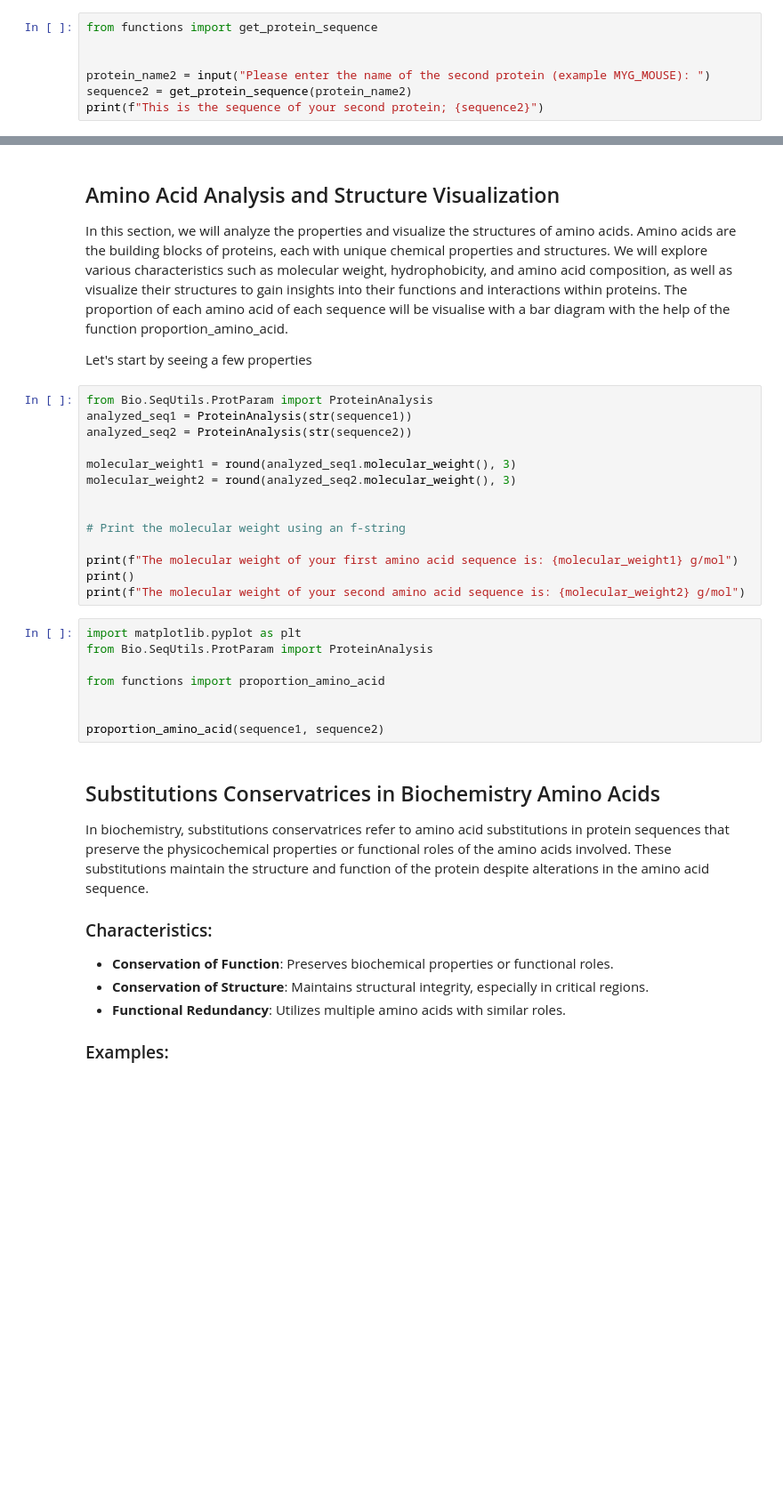
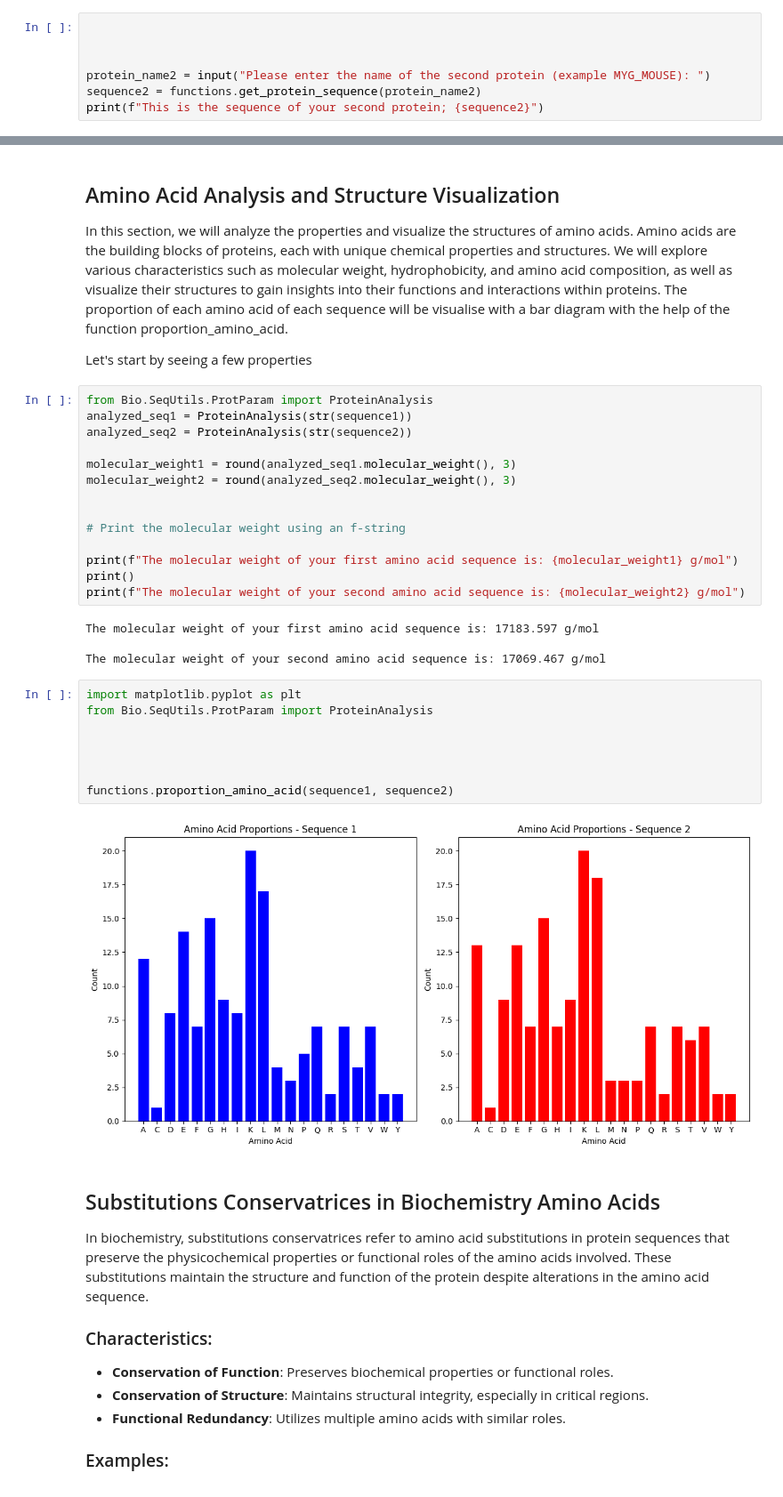
Before and after one commit to nichellesequeira/ProtaVision, a Jupyter notebook: notebooks/project_report.ipynb, the cells around one changed output, grey strips where cells are left out. Shown at 89% size. Cells and saved outputs as stored; diff of their text form; blank space fills up the shorter version.

```diff
--- a/notebooks/project_report.ipynb
+++ b/notebooks/project_report.ipynb
@@ -45,7 +48,7 @@ ModuleNotFoundError: No module named 'src'
 # %%
-from functions import get_protein_sequence
+
 
 
 protein_name2 = input("Please enter the name of the second protein (example MYG_MOUSE): ")
-sequence2 = get_protein_sequence(protein_name2)
+sequence2 = functions.get_protein_sequence(protein_name2)
 print(f"This is the sequence of your second protein; {sequence2}")
@@ -80,14 +104,20 @@ molecular_weight2 = round(analyzed_seq2.molecular_weight(), 3)
 print(f"The molecular weight of your first amino acid sequence is: {molecular_weight1} g/mol")
 print()
 print(f"The molecular weight of your second amino acid sequence is: {molecular_weight2} g/mol")
+# %% [output]
+The molecular weight of your first amino acid sequence is: 17183.597 g/mol
+
+The molecular weight of your second amino acid sequence is: 17069.467 g/mol
 # %%
 import matplotlib.pyplot as plt
 from Bio.SeqUtils.ProtParam import ProteinAnalysis
 
-from functions import proportion_amino_acid
 
 
-proportion_amino_acid(sequence1, sequence2)
+
+functions.proportion_amino_acid(sequence1, sequence2)
+# %% [output]
+[figure, added]
 # %% [markdown]
 ## Substitutions Conservatrices in Biochemistry Amino Acids
 
```
Also changed, not shown: parts of 11 cells of this notebook, 1 other file.
